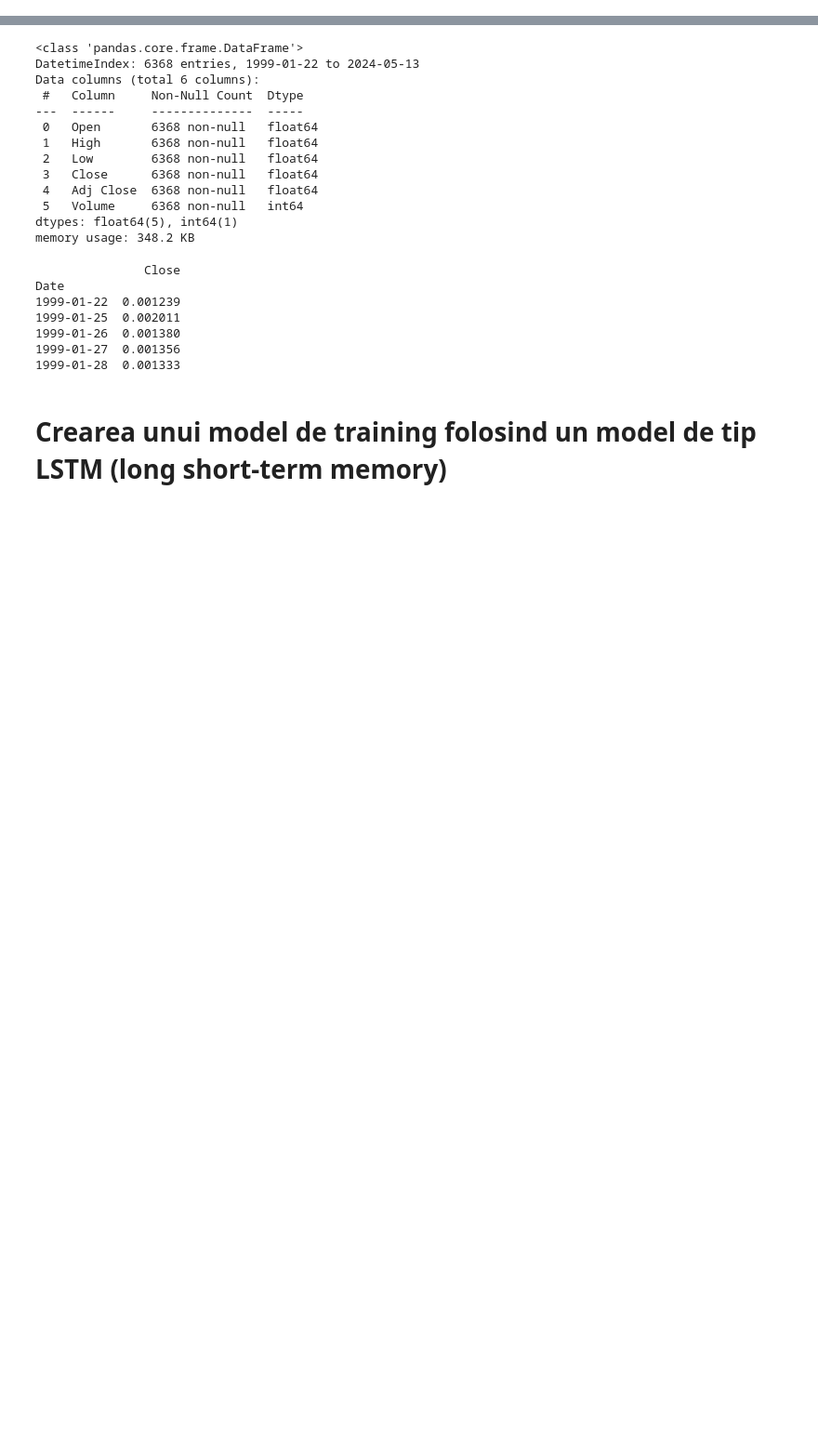
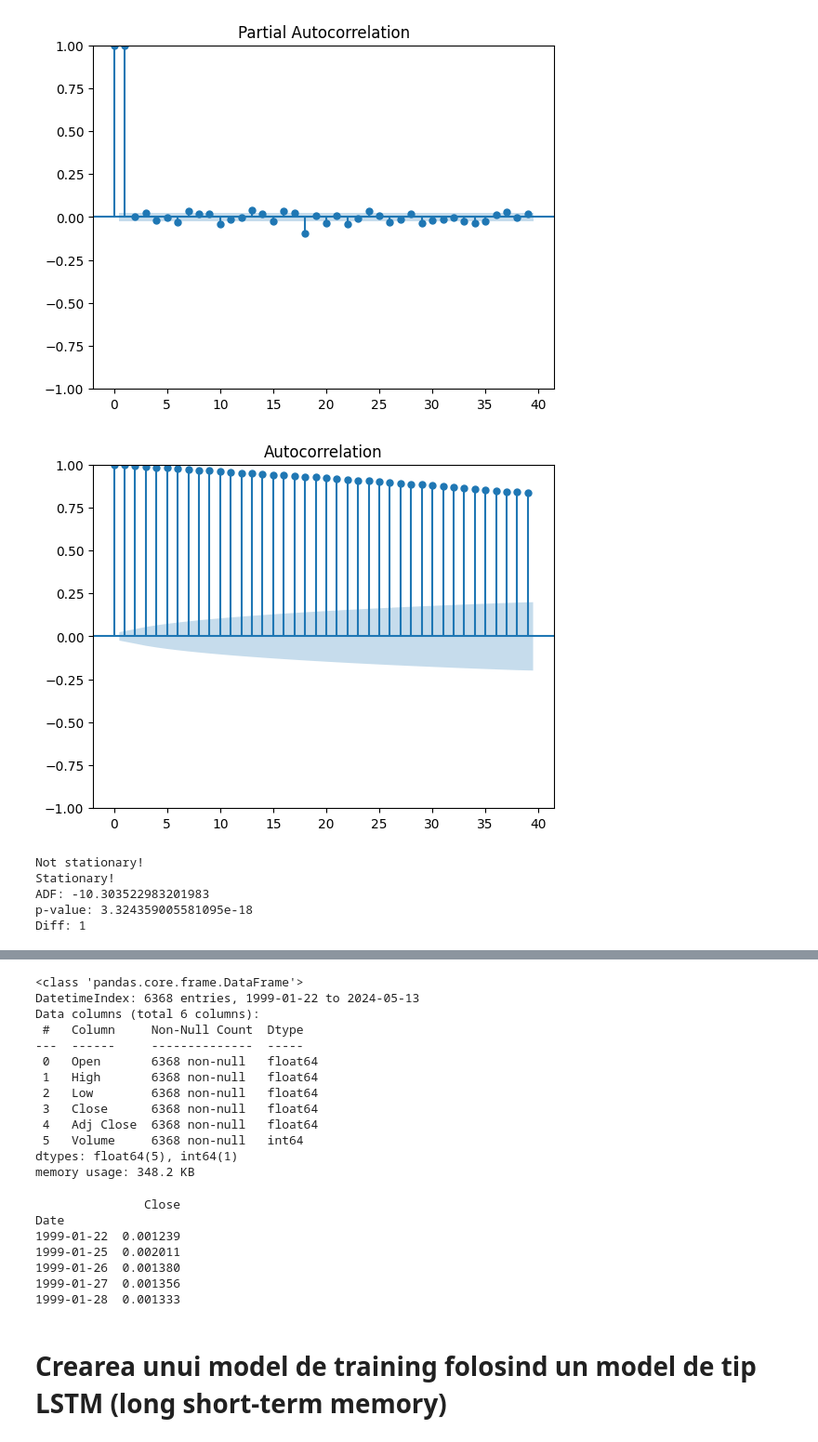
Before and after one commit to bonteanuionut/proiect-econometrie-avansata, a Jupyter notebook: proiect econ avansata/NVDA3.ipynb, the cells around one changed output, grey strips where cells are left out. Shown at 93% size. Cells and saved outputs as stored; diff of their text form; code cells hidden in the pictures; blank space fills up the shorter version.

```diff
--- a/proiect econ avansata/NVDA3.ipynb
+++ b/proiect econ avansata/NVDA3.ipynb
@@ -5,0 +22,13 @@ from arima_model import (split_data
+# %%
+plot_pacf_acf(dataset_train, 'Close')
+# %% [output]
+[figure, added]
+[figure, added]
+# %%
+adfuller_and_diff(dataset_train, 'Close')
+# %% [output]
+Not stationary!
+Stationary!
+ADF: -10.303522983201983
+p-value: 3.324359005581095e-18
+Diff: 1
```
Also changed, not shown: parts of 10 cells of this notebook.
